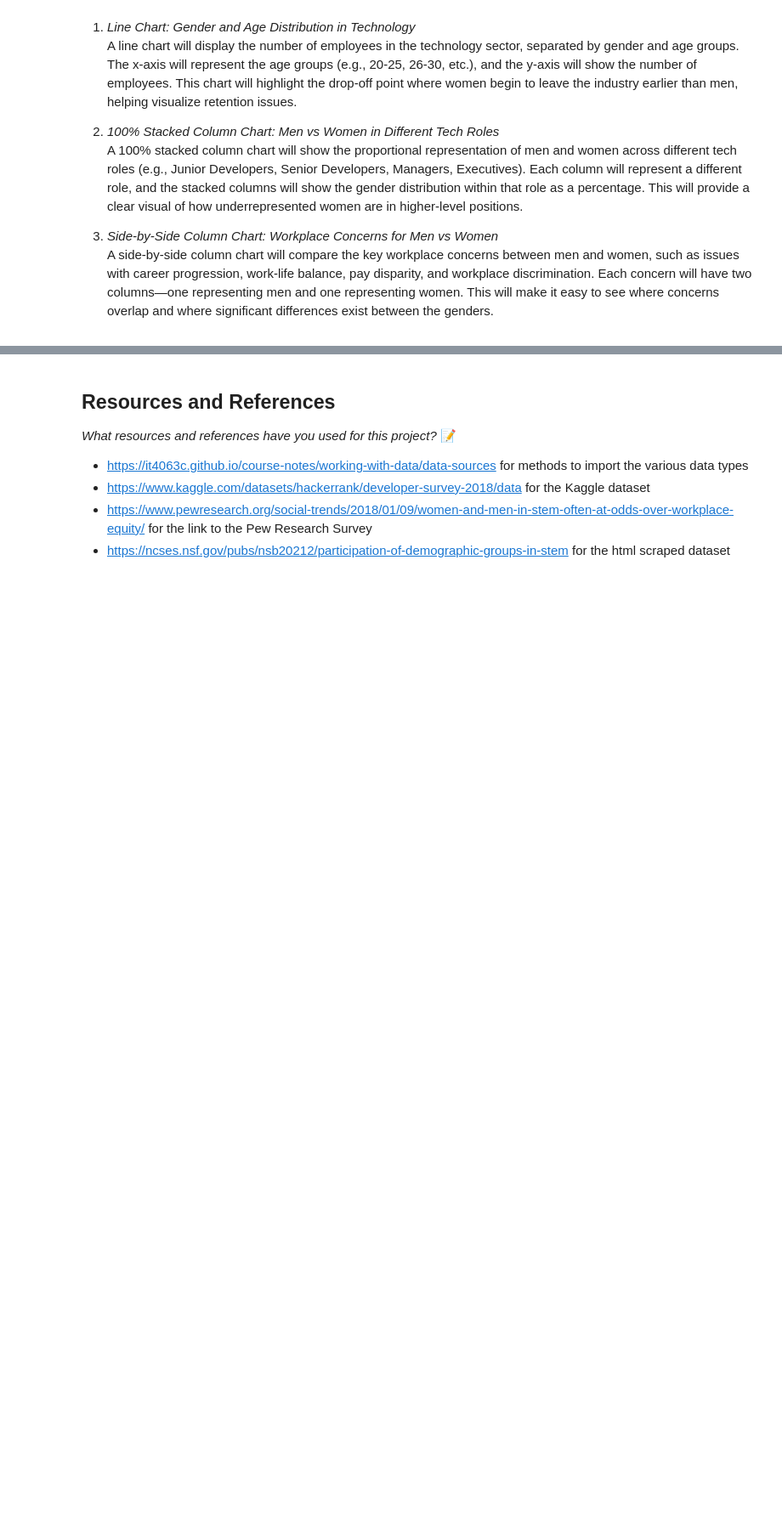
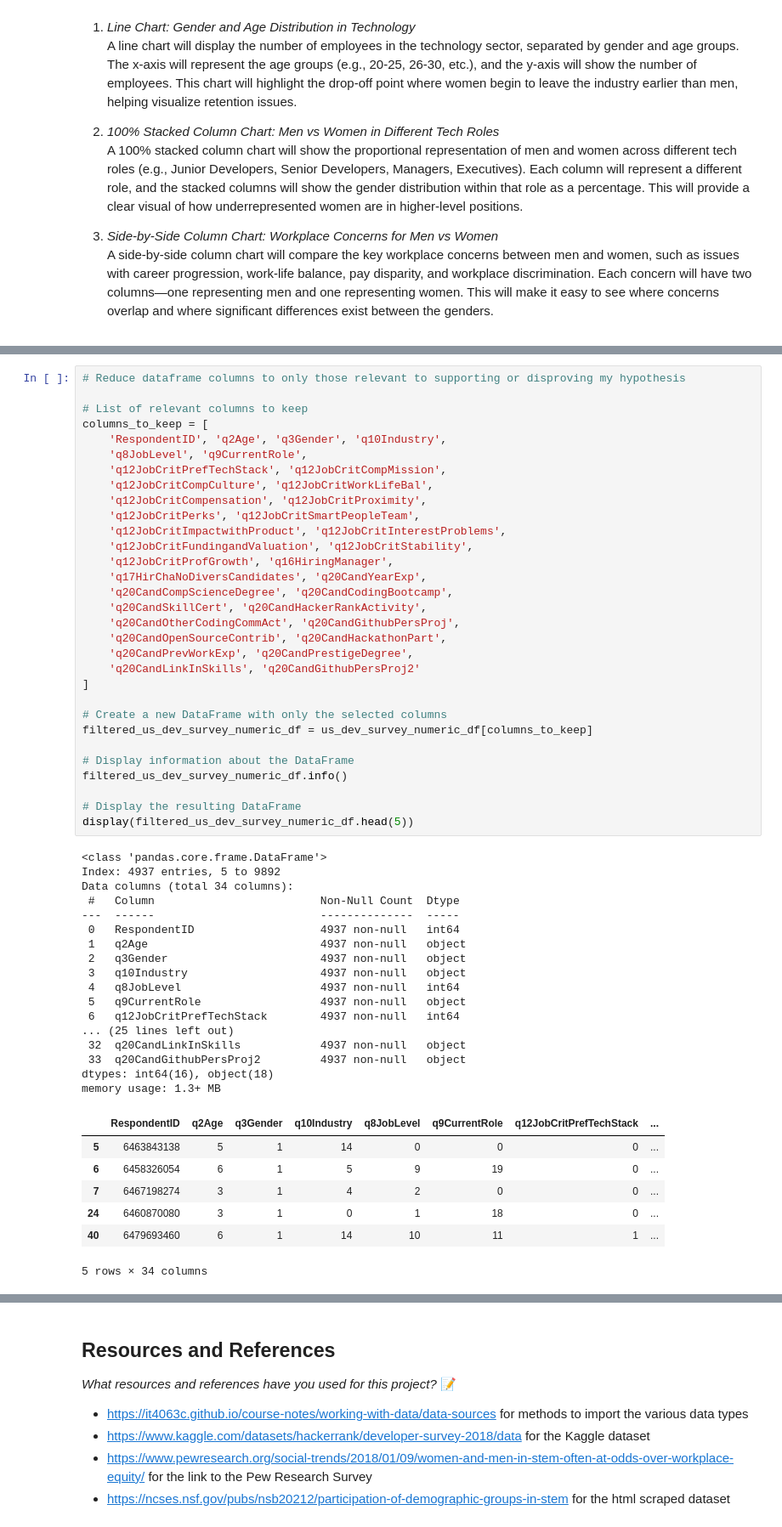
Before and after one commit to IT4063C-Fall24/final-project-yaumj, a Jupyter notebook: source.ipynb, the cells around one changed output, grey strips where cells are left out. Shown at 85% size. Saved outputs shown, nothing was run; the diff lists cells and outputs as text; blank space fills up the shorter version.

```diff
--- a/source.ipynb
+++ b/source.ipynb
@@ -54,0 +165,56 @@ A side-by-side column chart will compare the key workplace concerns between men
+# %%
+# Reduce dataframe columns to only those relevant to supporting or disproving my hypothesis
+
+# List of relevant columns to keep
+columns_to_keep = [
+    'RespondentID', 'q2Age', 'q3Gender', 'q10Industry',
+    'q8JobLevel', 'q9CurrentRole',
+    'q12JobCritPrefTechStack', 'q12JobCritCompMission',
+    'q12JobCritCompCulture', 'q12JobCritWorkLifeBal',
+    'q12JobCritCompensation', 'q12JobCritProximity',
+    'q12JobCritPerks', 'q12JobCritSmartPeopleTeam',
+    'q12JobCritImpactwithProduct', 'q12JobCritInterestProblems',
+    'q12JobCritFundingandValuation', 'q12JobCritStability',
+    'q12JobCritProfGrowth', 'q16HiringManager',
+    'q17HirChaNoDiversCandidates', 'q20CandYearExp',
+    'q20CandCompScienceDegree', 'q20CandCodingBootcamp',
+    'q20CandSkillCert', 'q20CandHackerRankActivity',
+    'q20CandOtherCodingCommAct', 'q20CandGithubPersProj',
+    'q20CandOpenSourceContrib', 'q20CandHackathonPart',
+    'q20CandPrevWorkExp', 'q20CandPrestigeDegree',
+    'q20CandLinkInSkills', 'q20CandGithubPersProj2'
+]
+
+# Create a new DataFrame with only the selected columns
+filtered_us_dev_survey_numeric_df = us_dev_survey_numeric_df[columns_to_keep]
+
+# Display information about the DataFrame
+filtered_us_dev_survey_numeric_df.info()
+
+# Display the resulting DataFrame
+display(filtered_us_dev_survey_numeric_df.head(5))
+# %% [output]
+<class 'pandas.core.frame.DataFrame'>
+Index: 4937 entries, 5 to 9892
+Data columns (total 34 columns):
+ #   Column                         Non-Null Count  Dtype
+---  ------                         --------------  -----
+ 0   RespondentID                   4937 non-null   int64
+ 1   q2Age                          4937 non-null   object
+ 2   q3Gender                       4937 non-null   object
+ 3   q10Industry                    4937 non-null   object
+ 4   q8JobLevel                     4937 non-null   int64
+ 5   q9CurrentRole                  4937 non-null   object
+ 6   q12JobCritPrefTechStack        4937 non-null   int64
+... (25 lines left out)
+ 32  q20CandLinkInSkills            4937 non-null   object
+ 33  q20CandGithubPersProj2         4937 non-null   object
+dtypes: int64(16), object(18)
+memory usage: 1.3+ MB
+|  | RespondentID | q2Age | q3Gender | q10Industry | q8JobLevel | q9CurrentRole | q12JobCritPrefTechStack | ... |
+| 5 | 6463843138 | 5 | 1 | 14 | 0 | 0 | 0 | ... |
+| 6 | 6458326054 | 6 | 1 | 5 | 9 | 19 | 0 | ... |
+| 7 | 6467198274 | 3 | 1 | 4 | 2 | 0 | 0 | ... |
+| 24 | 6460870080 | 3 | 1 | 0 | 1 | 18 | 0 | ... |
+| 40 | 6479693460 | 6 | 1 | 14 | 10 | 11 | 1 | ... |
+5 rows × 34 columns
```
Also changed, not shown: parts of 14 cells of this notebook, 2 other files.
